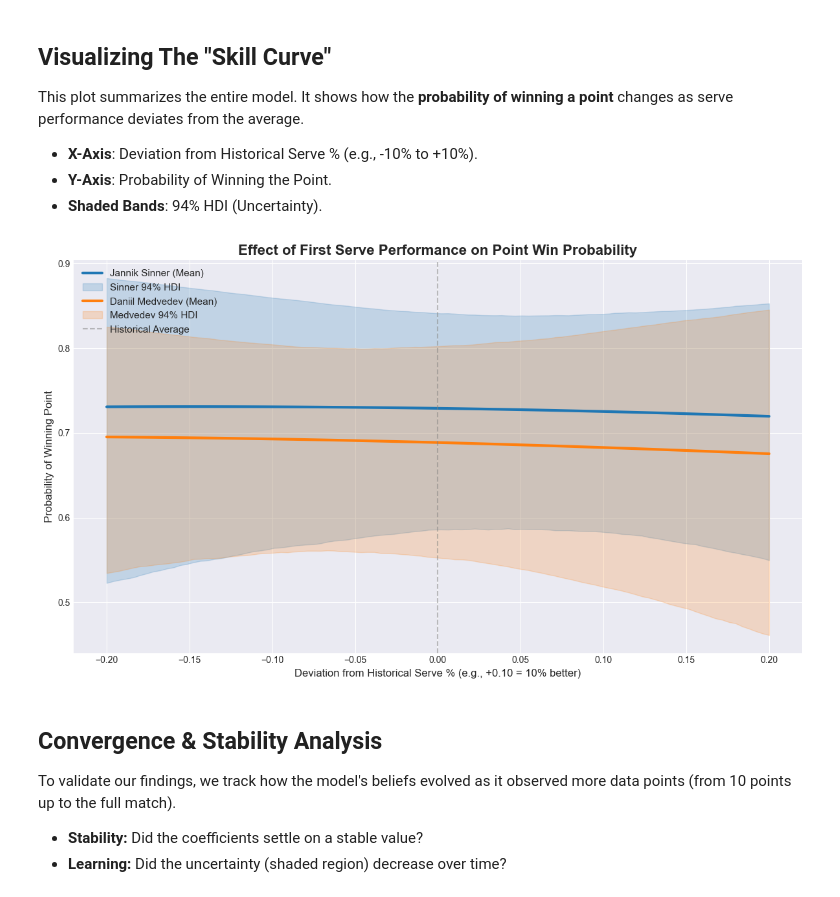
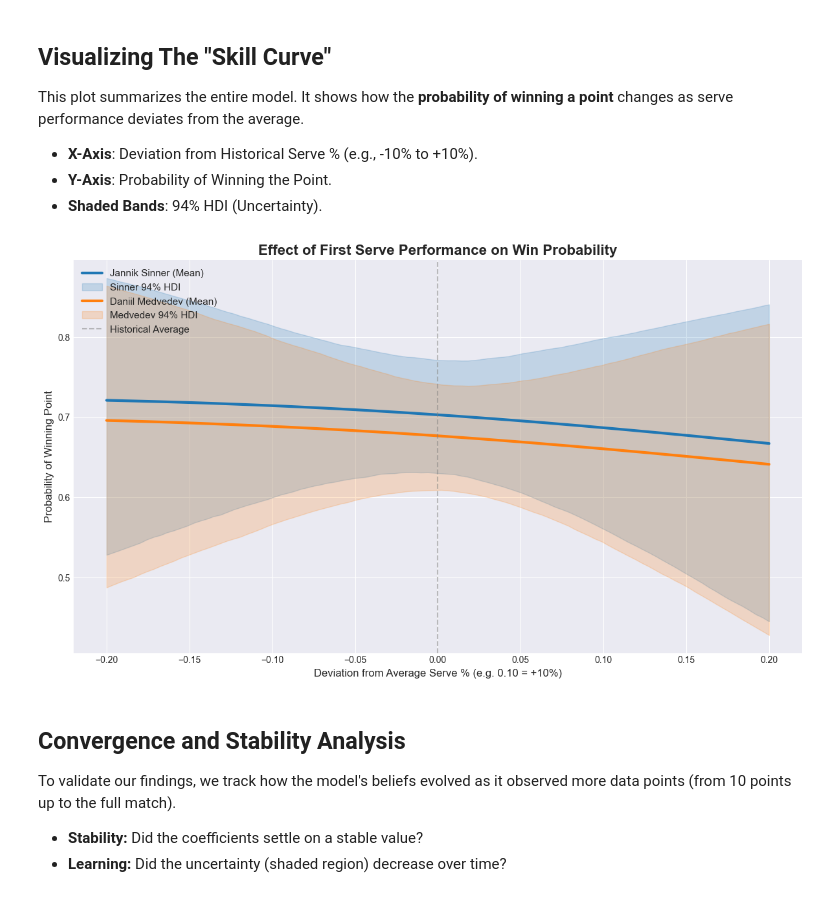
Before and after one commit to taniiiabeliaeva/tennis_prob, a Jupyter notebook: notebooks_src/04_posterior_analysis.ipynb, the cells around one changed output. Cells and saved outputs as stored; diff of their text form; code cells hidden in the pictures.

```diff
--- a/notebooks_src/04_posterior_analysis.ipynb
+++ b/notebooks_src/04_posterior_analysis.ipynb
@@ -17,14 +17,19 @@ RESULTS_DIR = PROJECT_ROOT / "results"
 plt.style.use('seaborn-v0_8-darkgrid')
 sns.set_palette('husl')
 # %%
-trace_path = RESULTS_DIR / 'trace_final.nc'
-print(f"Loading trace from {trace_path}...")
+trace_path = RESULTS_DIR / 'trace_final_v2.nc'
 trace = az.from_netcdf(trace_path)
 
 # 2. Load Features (Context)
 feature_path = PROCESSED_DIR / 'features_match_1501.pkl'
 features_df = pd.read_pickle(feature_path)
 
+# Since we trained on scaled data (Z-scores), we need these standard deviations
+# to translate our "What If" scenarios back into the model's units.
+std_srv = features_df['srv_pct'].std()
+std_ace = features_df['ace_rate'].std()
+print(f"Scaling Factors loaded: Srv_Std={std_srv:.3f}, Ace_Std={std_ace:.3f}")
+
 # 3. Load Priors (Reference)
 with open(PROCESSED_DIR / 'priors_2023.pkl', 'rb') as f:
     priors = pickle.load(f)
@@ -173,50 +166,46 @@ This plot summarizes the entire model. It shows how the **probability of winning
   * **Y-Axis**: Probability of Winning the Point.
   * **Shaded Bands**: 94% HDI (Uncertainty).
 # %%
-# Define a grid of potential deviations (-20% to +20%)
-x_dev = np.linspace(-0.20, 0.20, 100)
+# Define grid: -20% to +20% deviation
+x_dev_raw = np.linspace(-0.20, 0.20, 100)
 
-# Calculate probabilities for every point on the grid
-# We compute this for every single posterior sample to get the full uncertainty distribution
-p1_probs = np.array([expit(alpha_p1_samples + beta_srv_samples * x) for x in x_dev])
-p2_probs = np.array([expit(alpha_p2_samples + beta_srv_samples * x) for x in x_dev])
+# Scale the grid for the model (divide by Std Dev)
+x_dev_scaled = x_dev_raw / std_srv
 
-# Calculate Mean and 94% HDI bounds
+# Calculate probabilities
+p1_probs = np.array([expit(alpha_p1_samples + beta_srv_samples * x) for x in x_dev_scaled])
+p2_probs = np.array([expit(alpha_p2_samples + beta_srv_samples * x) for x in x_dev_scaled])
+
+# Calculate Mean and 94% HDI
 p1_mean = p1_probs.mean(axis=1)
 p1_hdi = np.percentile(p1_probs, [3, 97], axis=1)
 
 p2_mean = p2_probs.mean(axis=1)
 p2_hdi = np.percentile(p2_probs, [3, 97], axis=1)
 
 fig, ax = plt.subplots(figsize=(12, 7))
 
 # Player 1 (Blue)
-ax.plot(x_dev, p1_mean, color='tab:blue', linewidth=3, label='Jannik Sinner (Mean)')
-ax.fill_between(x_dev, p1_hdi[0], p1_hdi[1], color='tab:blue', alpha=0.2, label='Sinner 94% HDI')
+ax.plot(x_dev_raw, p1_mean, color='tab:blue', linewidth=3, label='Jannik Sinner (Mean)')
+ax.fill_between(x_dev_raw, p1_hdi[0], p1_hdi[1], color='tab:blue', alpha=0.2, label='Sinner 94% HDI')
 
 # Player 2 (Orange)
-ax.plot(x_dev, p2_mean, color='tab:orange', linewidth=3, label='Daniil Medvedev (Mean)')
-ax.fill_between(x_dev, p2_hdi[0], p2_hdi[1], color='tab:orange', alpha=0.2, label='Medvedev 94% HDI')
+ax.plot(x_dev_raw, p2_mean, color='tab:orange', linewidth=3, label='Daniil Medvedev (Mean)')
+ax.fill_between(x_dev_raw, p2_hdi[0], p2_hdi[1], color='tab:orange', alpha=0.2, label='Medvedev 94% HDI')
 
 ax.axvline(0, color='gray', linestyle='--', alpha=0.5, label='Historical Average')
-ax.set_title("Effect of First Serve Performance on Point Win Probability", fontsize=16, fontweight='bold')
-ax.set_xlabel("Deviation from Historical Serve % (e.g., +0.10 = 10% better)", fontsize=12)
+ax.set_title("Effect of First Serve Performance on Win Probability", fontsize=16, fontweight='bold')
+ax.set_xlabel("Deviation from Average Serve % (e.g. 0.10 = +10%)", fontsize=12)
 ax.set_ylabel("Probability of Winning Point", fontsize=12)
 ax.legend(loc='upper left', fontsize=11)
 
-# Add "Game Changer" annotation
-if beta_srv_samples.mean() > 0:
-    ax.arrow(0, p1_mean[50], 0.1, p1_mean[75]-p1_mean[50],
-             head_width=0.01, head_length=0.02, fc='k', ec='k')
-    ax.text(0.02, p1_mean[60], "Serving Better\nIncreases Win %", fontsize=10)
-
 plt.tight_layout()
 plt.show()
 # %% [output]
-[figure, old version]
+[figure, new version]
 # %% [markdown]
 
-## Convergence & Stability Analysis
+## Convergence and Stability Analysis
 
 To validate our findings, we track how the model's beliefs evolved as it observed more data points (from 10 points up to the full match).
 
```
Also changed, not shown: parts of 4 cells of this notebook, 1 other file.
